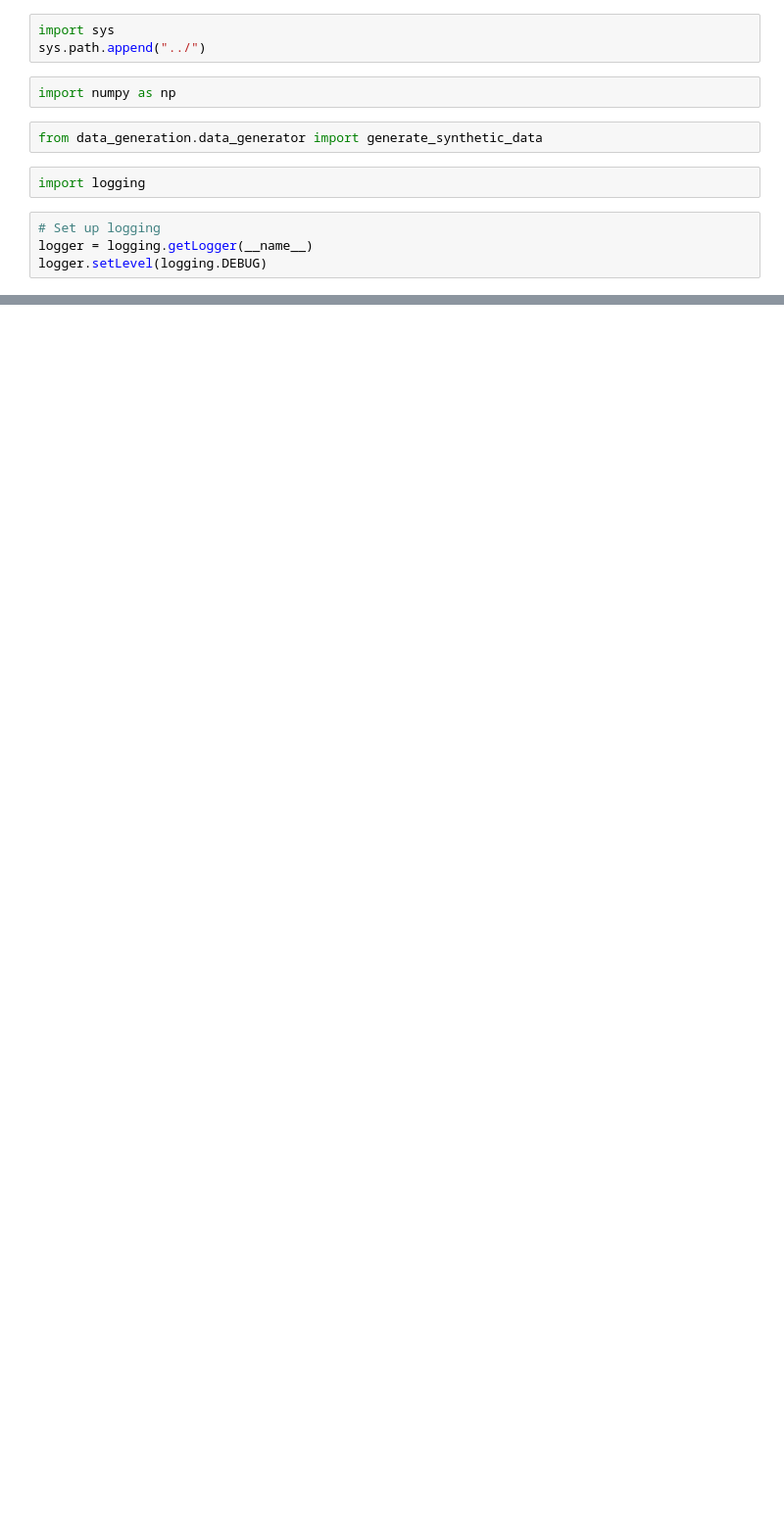
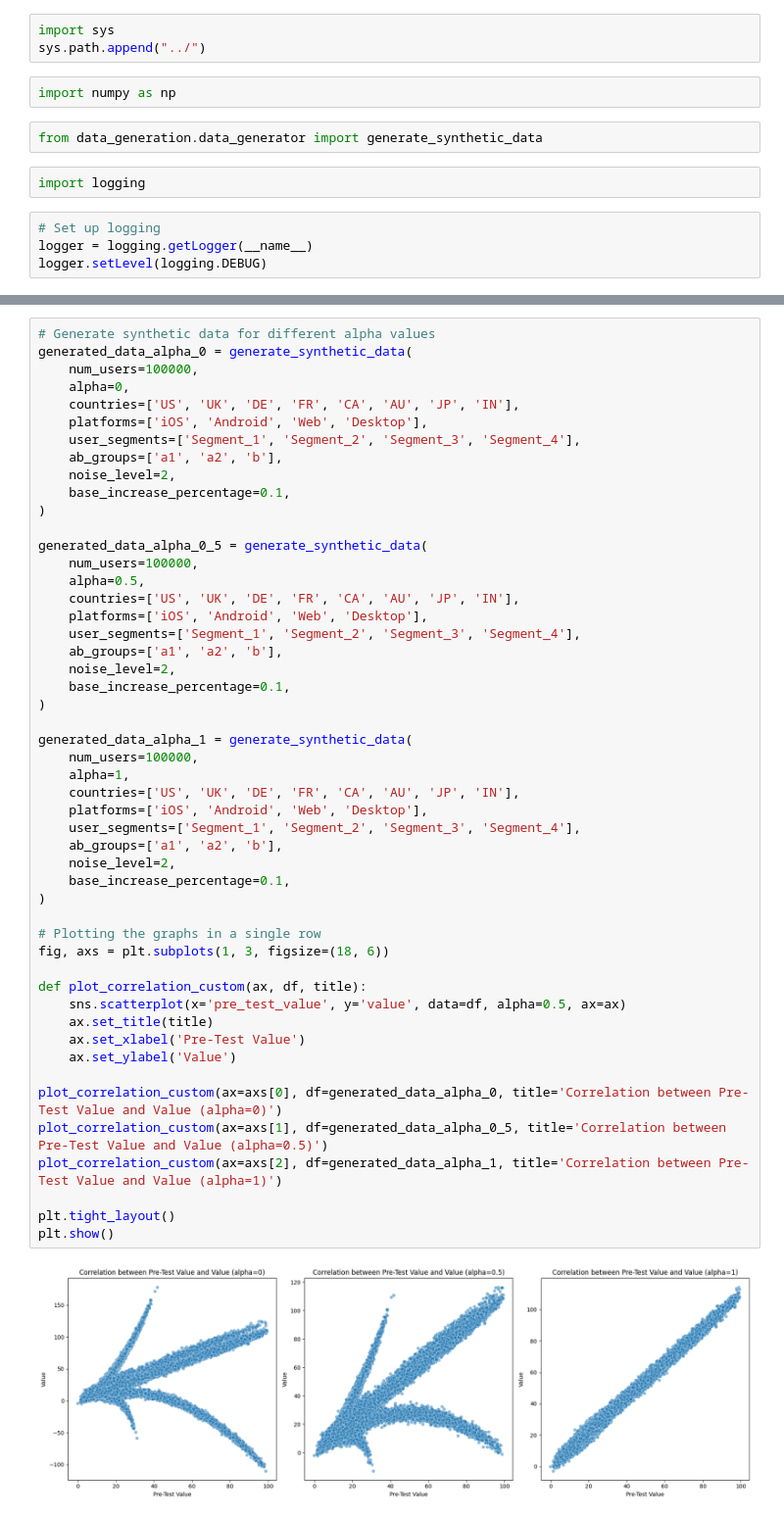
Before and after one commit to dmitry-brazhenko/ab-test-advanced-toolkit, a Jupyter notebook: examples/data-generation-manual-test.ipynb, the cells around one changed output, grey strips where cells are left out. Shown at 98% size. Cells and saved outputs as stored; diff of their text form; blank space fills up the shorter version.

```diff
--- a/examples/data-generation-manual-test.ipynb
+++ b/examples/data-generation-manual-test.ipynb
@@ -41,0 +67,52 @@ generated_data
+# %%
+# Generate synthetic data for different alpha values
+generated_data_alpha_0 = generate_synthetic_data(
+    num_users=100000,
+    alpha=0,
+    countries=['US', 'UK', 'DE', 'FR', 'CA', 'AU', 'JP', 'IN'],
+    platforms=['iOS', 'Android', 'Web', 'Desktop'],
+    user_segments=['Segment_1', 'Segment_2', 'Segment_3', 'Segment_4'],
+    ab_groups=['a1', 'a2', 'b'],
+    noise_level=2,
+    base_increase_percentage=0.1,
+)
+
+generated_data_alpha_0_5 = generate_synthetic_data(
+    num_users=100000,
+    alpha=0.5,
+    countries=['US', 'UK', 'DE', 'FR', 'CA', 'AU', 'JP', 'IN'],
+    platforms=['iOS', 'Android', 'Web', 'Desktop'],
+    user_segments=['Segment_1', 'Segment_2', 'Segment_3', 'Segment_4'],
+    ab_groups=['a1', 'a2', 'b'],
+    noise_level=2,
+    base_increase_percentage=0.1,
+)
+
+generated_data_alpha_1 = generate_synthetic_data(
+    num_users=100000,
+    alpha=1,
+    countries=['US', 'UK', 'DE', 'FR', 'CA', 'AU', 'JP', 'IN'],
+    platforms=['iOS', 'Android', 'Web', 'Desktop'],
+    user_segments=['Segment_1', 'Segment_2', 'Segment_3', 'Segment_4'],
+    ab_groups=['a1', 'a2', 'b'],
+    noise_level=2,
+    base_increase_percentage=0.1,
+)
+
+# Plotting the graphs in a single row
+fig, axs = plt.subplots(1, 3, figsize=(18, 6))
+
+def plot_correlation_custom(ax, df, title):
+    sns.scatterplot(x='pre_test_value', y='value', data=df, alpha=0.5, ax=ax)
+    ax.set_title(title)
+    ax.set_xlabel('Pre-Test Value')
+    ax.set_ylabel('Value')
+
+plot_correlation_custom(ax=axs[0], df=generated_data_alpha_0, title='Correlation between Pre-Test Value and Value (alpha=0)')
+plot_correlation_custom(ax=axs[1], df=generated_data_alpha_0_5, title='Correlation between Pre-Test Value and Value (alpha=0.5)')
+plot_correlation_custom(ax=axs[2], df=generated_data_alpha_1, title='Correlation between Pre-Test Value and Value (alpha=1)')
+
+plt.tight_layout()
+plt.show()
+# %% [output]
+[figure, added]
```
Also changed, not shown: parts of 3 cells of this notebook, 1 other file.
